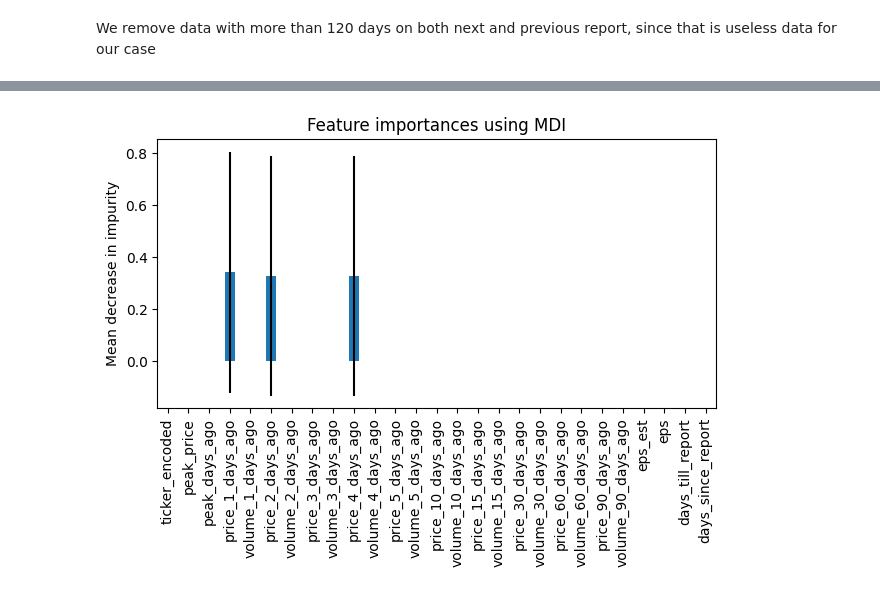
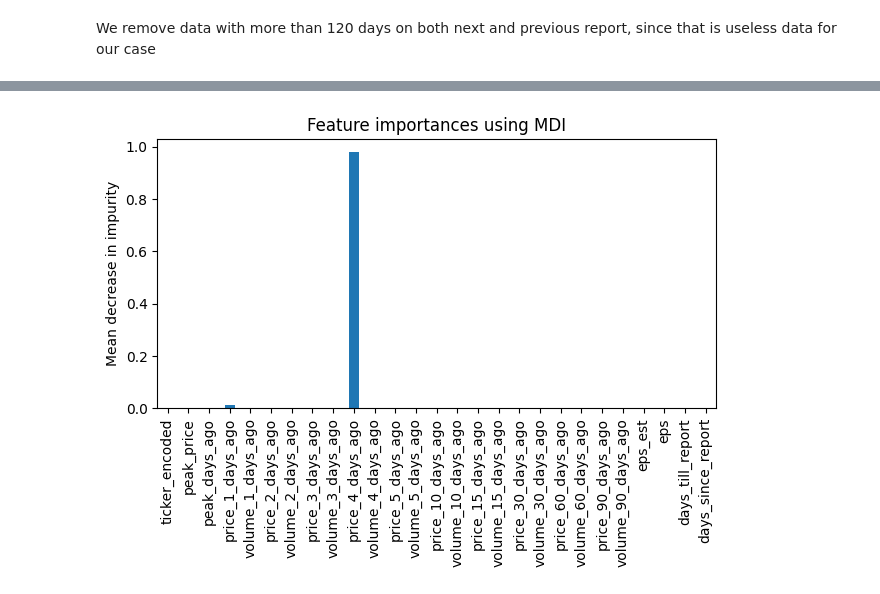
Before and after one commit to thunder913/Machine-Learning, a Jupyter notebook: stocks.ipynb, the cells around one changed output, grey strips where cells are left out. Drawn from its saved outputs; the diff is of its cells as text; code cells hidden in the pictures.

Commit message:
Add some random testing stuff

```diff
--- a/stocks.ipynb
+++ b/stocks.ipynb
@@ -184,10 +185,6 @@ price_columns = [
     'price_5_days_ago', 'price_10_days_ago', 'price_15_days_ago', 'price_30_days_ago',
     'price_60_days_ago', 'price_90_days_ago', 'eps_est', 'eps'
 ]
-
-# Fit and transform the price-related columns
-stock_data_tidy[price_columns] = scaler.fit_transform(stock_data_tidy[price_columns])
-
 target = 'close'
 
 # Drop rows with NaN values in the features or target columns
@@ -197,21 +194,23 @@ stock_data_tidy = stock_data_tidy.dropna(subset=features + [target])
 X = stock_data_tidy[features]
 y = stock_data_tidy[target]
 
+X = scaler.fit_transform(X)
+
 X_main, X_final_test, y_main, y_final_test = train_test_split(X, y, test_size=0.2, random_state=42)
 
 # Split the remaining 80% data into 80% training and 20% validation (i.e., 64% train, 16% validation overall)
 X_train, X_test, y_train, y_test = train_test_split(X_main, y_main, test_size=0.2, random_state=42)
 
 # Train a RandomForestRegressor model
-model = RandomForestRegressor(n_estimators=3, random_state=42)
-model.fit(X_train, y_train)
+forest_model = RandomForestRegressor(n_estimators=1, random_state=42)
+forest_model.fit(X_train, y_train)
 
 # Score the model on the training data
-train_score = model.score(X_train, y_train)
+train_score = forest_model.score(X_train, y_train)
 print(f"Training Score: {train_score}")
 
 # Make predictions on the test set
-y_pred = model.predict(X_test)
+y_pred = forest_model.predict(X_test)
 
 # Calculate and print the mean squared error
 mse = np.mean((y_test - y_pred) ** 2)
@@ -302,13 +302,13 @@ array(['ticker_encoded', 'peak_price', 'peak_days_ago',
 # %%
-std = np.std([tree.feature_importances_ for tree in model.estimators_], axis=0)
+std = np.std([tree.feature_importances_ for tree in forest_model.estimators_], axis=0)
 
-importances = model.feature_importances_
+importances = forest_model.feature_importances_
 feature_names = [f"feature {i}" for i in range(X.shape[1])]
 forest_importances = pd.Series(importances, index=features)
 fig, ax = plt.subplots()
 forest_importances.plot.bar(yerr=std, ax=ax)
 ax.set_title("Feature importances using MDI")
 ax.set_ylabel("Mean decrease in impurity")
 fig.tight_layout()
 # %% [output]
-[figure, old version]
+[figure, new version]
```
Also changed, not shown: parts of 23 cells of this notebook.
